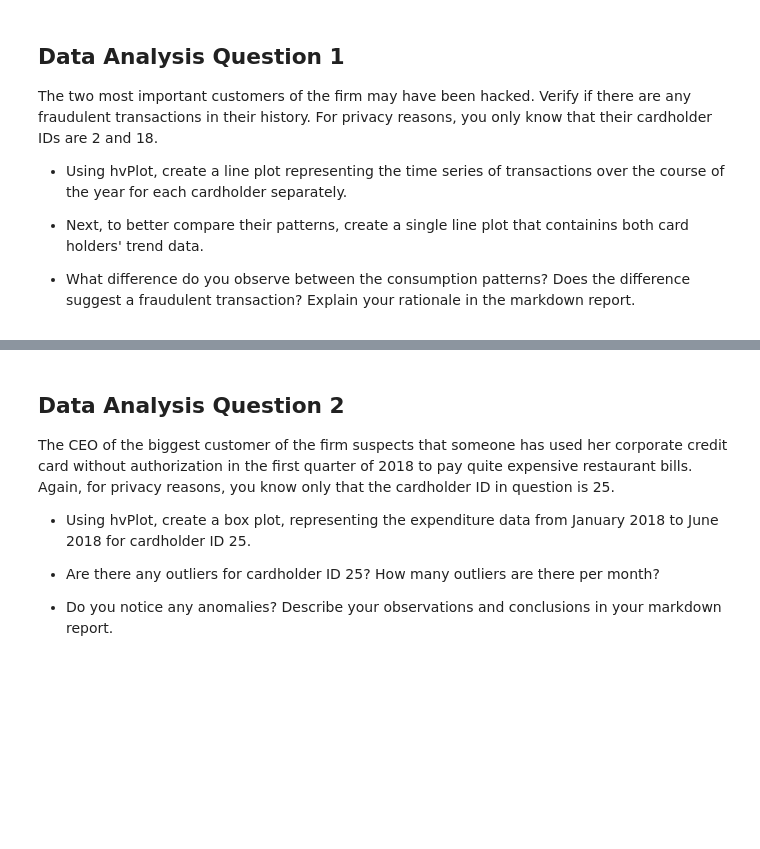
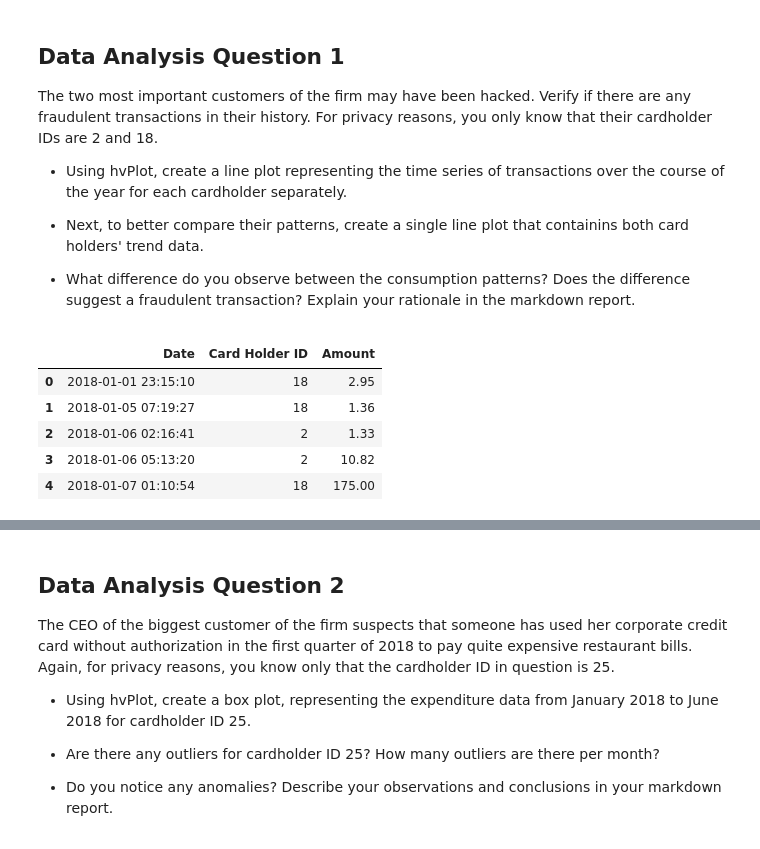
Before and after one commit to AnvithaChaluvadi/Identifying-Fraud_Module7Challenge, a Jupyter notebook: visual_data_analysis.ipynb, the cells around one changed output, grey strips where cells are left out. Cells and saved outputs as stored; diff of their text form; code cells hidden in the pictures; blank space fills up the shorter version.

```diff
--- a/visual_data_analysis.ipynb
+++ b/visual_data_analysis.ipynb
@@ -27,8 +27,21 @@ The two most important customers of the firm may have been hacked. Verify if the
 # %%
 # loading data for card holder 2 and 18 from the database
 # Write the query
 query = """
-        YOUR QUERY HERE
+        SELECT transaction.date AS "Date", credit_card.cardholder_id AS "Card Holder ID" ,transaction.amount AS "Amount"
+        FROM transaction
+        LEFT JOIN credit_card
+        ON transaction.card = credit_card.card
+        WHERE credit_card.cardholder_id = 2 or credit_card.cardholder_id = 18;
         """
 # Create a DataFrame from the query result. HINT: Use pd.read_sql(query, engine)
 # owner_df = pd.read_sql(query,engine)
+fraud_detection = pd.read_sql(query, engine)
+fraud_detection.head()
+# %% [output]
+|  | Date | Card Holder ID | Amount |
+| 0 | 2018-01-01 23:15:10 | 18 | 2.95 |
+| 1 | 2018-01-05 07:19:27 | 18 | 1.36 |
+| 2 | 2018-01-06 02:16:41 | 2 | 1.33 |
+| 3 | 2018-01-06 05:13:20 | 2 | 10.82 |
+| 4 | 2018-01-07 01:10:54 | 18 | 175.00 |
```
Also changed, not shown: parts of 10 cells of this notebook, 11 other files.
